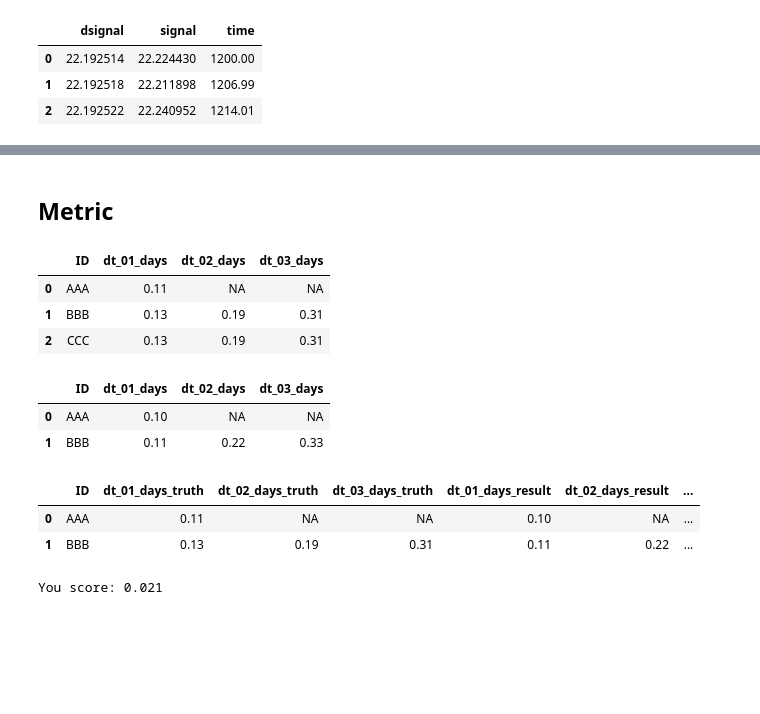
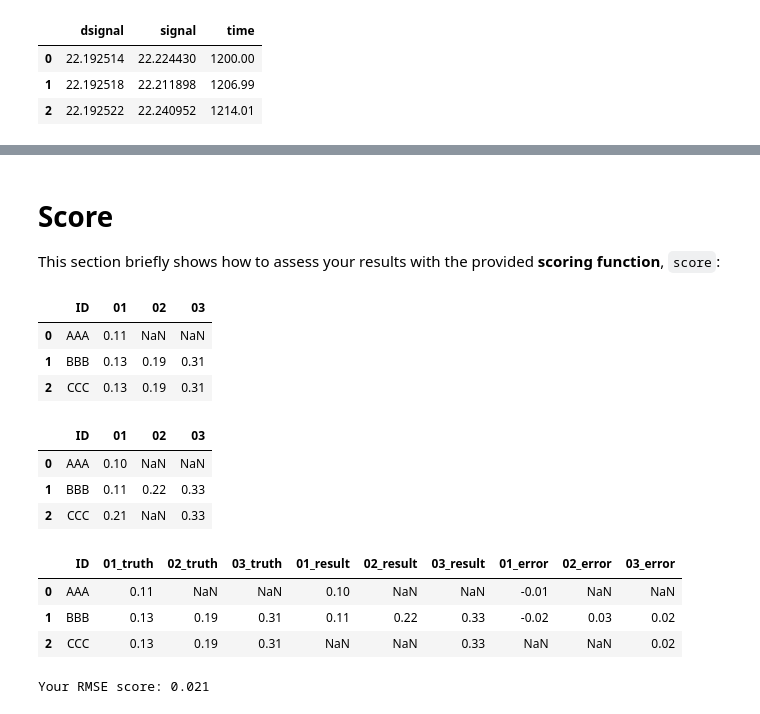
Before and after one commit to AstroStat-Academy/hackathon-1, a Jupyter notebook: challenge/challenge.ipynb, the cells around one changed output, grey strips where cells are left out. Cells and saved outputs as stored; diff of their text form; code cells hidden in the pictures; blank space fills up the shorter version.

Commit message:
Polished The Challenge and Score

```diff
--- a/challenge/challenge.ipynb
+++ b/challenge/challenge.ipynb
@@ -254,35 +263,39 @@ Similarly to the training set above, you will receive a pre-formatted *master* `
 
 </div>
 # %% [markdown]
-## Metric
+# Score
+
+This section briefly shows how to assess your results with the provided **scoring function**, `score`:
 # %%
-# You do not own this
-df_truth = pd.DataFrame(columns=["ID", "dt_01_days", "dt_02_days", "dt_03_days"])
+# You do not own this for the test set
+import pandas as pd
 
-df_truth.loc[len(df_truth)] = ["AAA", 0.11, "NA", "NA"]  # double system
-df_truth.loc[len(df_truth)] = ["BBB", 0.13, 0.19, 0.31]  # quad system
-df_truth.loc[len(df_truth)] = ["CCC", 0.13, 0.19, 0.31]  # malfomed line (ID does not exists), will be skipped by the scorer
-
+df_truth = pd.read_csv('mock_data/truth.csv')
 display(df_truth)
+# - first row is a double
+# - second is a quad
 # %% [output]
-|  | ID | dt_01_days | dt_02_days | dt_03_days |
-| 0 | AAA | 0.11 | NA | NA |
+|  | ID | 01 | 02 | 03 |
+| 0 | AAA | 0.11 | NaN | NaN |
 | 1 | BBB | 0.13 | 0.19 | 0.31 |
 | 2 | CCC | 0.13 | 0.19 | 0.31 |
 # %%
-# You submit this
-df_results = pd.DataFrame(columns=["ID", "dt_01_days", "dt_02_days", "dt_03_days"])
-
-df_results.loc[len(df_results)] = ["AAA", 0.10, "NA", "NA"]   # double system
-df_results.loc[len(df_results)] = ["BBB", 0.11, 0.22, 0.33]  # You do not own this# quad system
+# You submit the corresponding results
+df_results = pd.read_csv('mock_data/results.csv')
 
 display(df_results)
+# reply for system CCC is malformed (02 missing; but it will be accepted by the scoring function)
 # %% [output]
-|  | ID | dt_01_days | dt_02_days | dt_03_days |
-| 0 | AAA | 0.10 | NA | NA |
+|  | ID | 01 | 02 | 03 |
+| 0 | AAA | 0.10 | NaN | NaN |
 | 1 | BBB | 0.11 | 0.22 | 0.33 |
+| 2 | CCC | 0.21 | NaN | 0.33 |
 # %%
 import numpy as np
+import pandas as pd
+
+df_truth = pd.read_csv("mock_data/truth.csv")
+df_results = pd.read_csv("mock_data/results.csv")
 
 def score(df_results, df_truth):
     """Return the root mean squared error (RMSE) in days.
@@ -295,7 +308,7 @@ def score(df_results, df_truth):
     ----------
     df_results, df_truth : pandas.DataFrame
         Predicted and reference values, respectively. Each must contain
-        ``ID``, ``dt_01_days``, ``dt_02_days``, and ``dt_03_days``.
+        ``ID``, ``01``, ``02``, and ``03``.
         Only IDs present in both frames are scored (inner join).
 
     Returns
@@ -303,40 +316,41 @@ def score(df_results, df_truth):
     float
         Square root of the mean squared difference across all valid delay
         pairs, with equal weight per pair. Lower is better; zero is exact.
         Returns NaN if no valid pairs remain.
 
     Notes
     -----
     Numeric strings are accepted. Missing values (including the strings
     "NA" and "NaN", and np.nan) and other nonnumeric values are coerced
     to NaN. A pair is excluded if either value is missing.
     Displays the first five comparison rows with signed errors.
     """
 
     df_comparison = df_truth.merge(
         df_results, on="ID", suffixes=("_truth", "_result")
     )
 
-    for col in ["dt_01_days", "dt_02_days", "dt_03_days"]:
-        truth  = pd.to_numeric(df_comparison[f"{col}_truth"],  errors="coerce")
+    for col in ["01", "02", "03"]:
+        truth = pd.to_numeric(df_comparison[f"{col}_truth"], errors="coerce")
         result = pd.to_numeric(df_comparison[f"{col}_result"], errors="coerce")
         df_comparison[f"{col}_error"] = result - truth
 
     display(df_comparison.head())
 
     # Pool all valid errors before taking the root mean square.
     errors = df_comparison[[f"{col}_error" for col in [
-        "dt_01_days", "dt_02_days", "dt_03_days"
+        "01", "02", "03"
     ]]].stack()
     rmse = float(np.sqrt(errors.pow(2).mean()))
 
     return rmse
 
-print("You score: %.2g" % score(df_results, df_truth))
+print("Your RMSE score: %.2g" % score(df_results, df_truth))
 # %% [output]
-|  | ID | dt_01_days_truth | dt_02_days_truth | dt_03_days_truth | dt_01_days_result | dt_02_days_result | ... |
-| 0 | AAA | 0.11 | NA | NA | 0.10 | NA | ... |
-| 1 | BBB | 0.13 | 0.19 | 0.31 | 0.11 | 0.22 | ... |
+|  | ID | 01_truth | 02_truth | 03_truth | 01_result | 02_result | 03_result | 01_error | 02_error | 03_error |
+| 0 | AAA | 0.11 | NaN | NaN | 0.10 | NaN | NaN | -0.01 | NaN | NaN |
+| 1 | BBB | 0.13 | 0.19 | 0.31 | 0.11 | 0.22 | 0.33 | -0.02 | 0.03 | 0.02 |
+| 2 | CCC | 0.13 | 0.19 | 0.31 | NaN | NaN | 0.33 | NaN | NaN | 0.02 |
-You score: 0.021
+Your RMSE score: 0.021
 # %%
 #EOF
```
Also changed, not shown: parts of 3 cells of this notebook, 2 other files.
